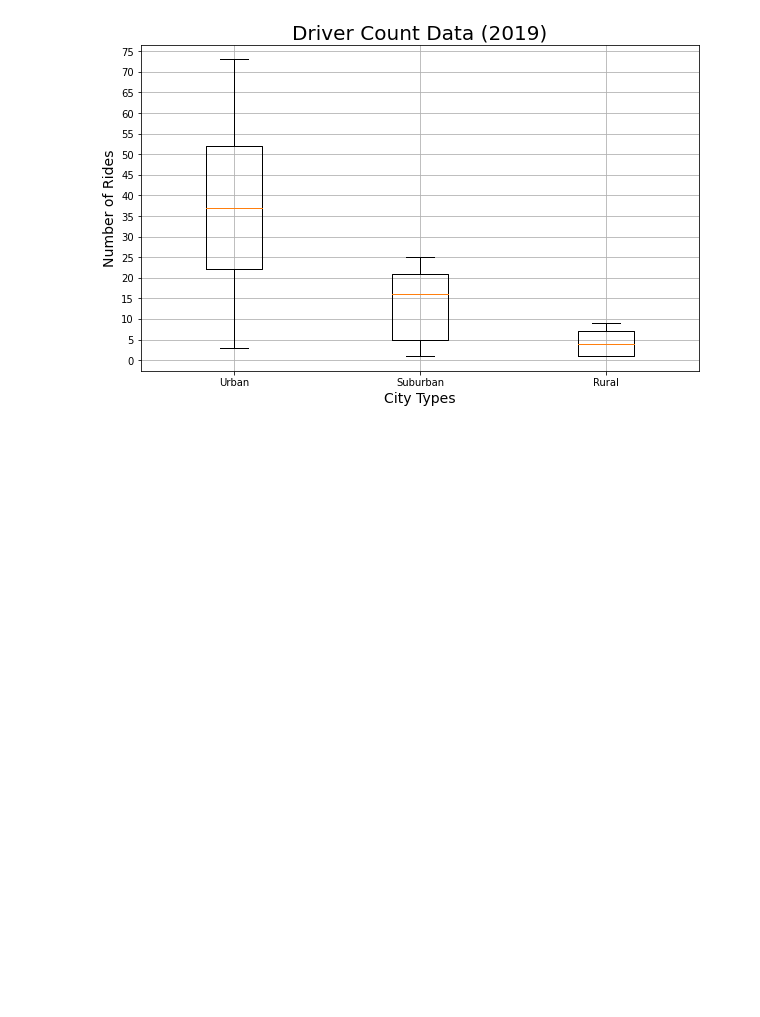
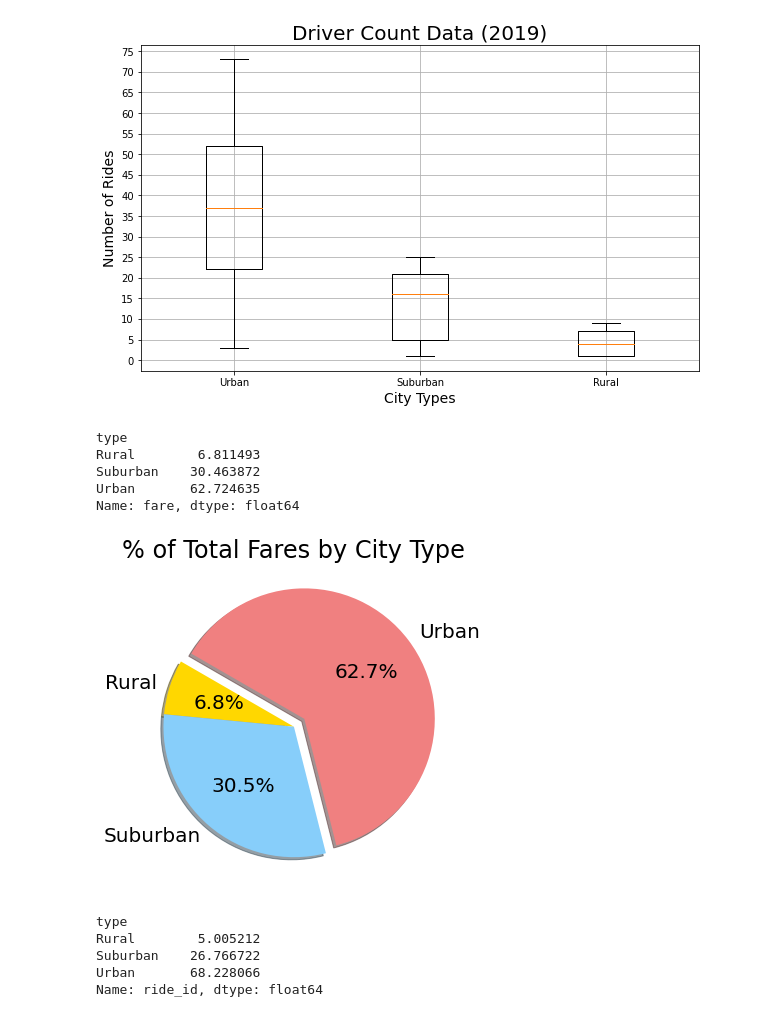
Before and after one commit to mthalken/PyBer_Analysis, a Jupyter notebook: PyBer.ipynb, the cells around one changed output. Drawn from its saved outputs; the diff is of its cells as text; code cells hidden in the pictures; blank space fills up the shorter version.

```diff
--- a/PyBer.ipynb
+++ b/PyBer.ipynb
@@ -563,0 +577,40 @@ plt.show()
+# %%
+
+type_percents = 100 * pyber_data_df.groupby(["type"]).sum()["fare"] / pyber_data_df["fare"].sum()
+type_percents
+# %% [output]
+type
+Rural        6.811493
+Suburban    30.463872
+Urban       62.724635
+Name: fare, dtype: float64
+# %%
+#Create a pie chart
+import matplotlib as mpl
+plt.subplots(figsize=(10, 6))
+plt.pie(type_percents,
+        labels=["Rural", "Suburban", "Urban"],
+        colors=["gold", "lightskyblue", "lightcoral"],
+        explode=[0, 0, 0.1],
+        autopct='%1.1f%%',
+        shadow=True,
+        startangle=150
+       )
+plt.title("% of Total Fares by City Type")
+mpl.rcParams['font.size'] = 20
+
+plt.savefig("analysis/Fig5.png")
+
+plt.show()
+# %% [output]
+[figure, added]
+# %%
+#Calculate the percentage based on rides for each type
+ride_percents = 100 * pyber_data_df.groupby(["type"]).sum()["ride_id"] / pyber_data_df["ride_id"].sum()
+ride_percents
+# %% [output]
+type
+Rural        5.005212
+Suburban    26.766722
+Urban       68.228066
+Name: ride_id, dtype: float64
```
Also changed, not shown: parts of 7 cells of this notebook, 3 other files.
